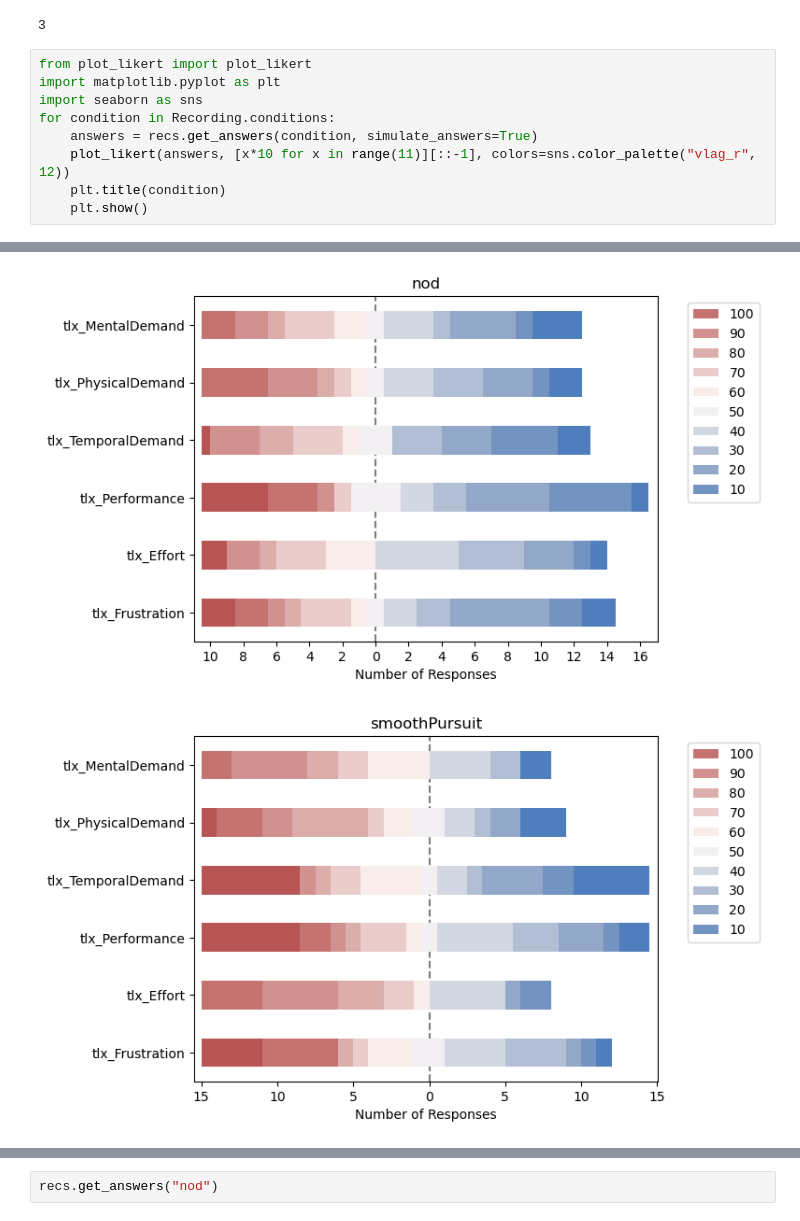
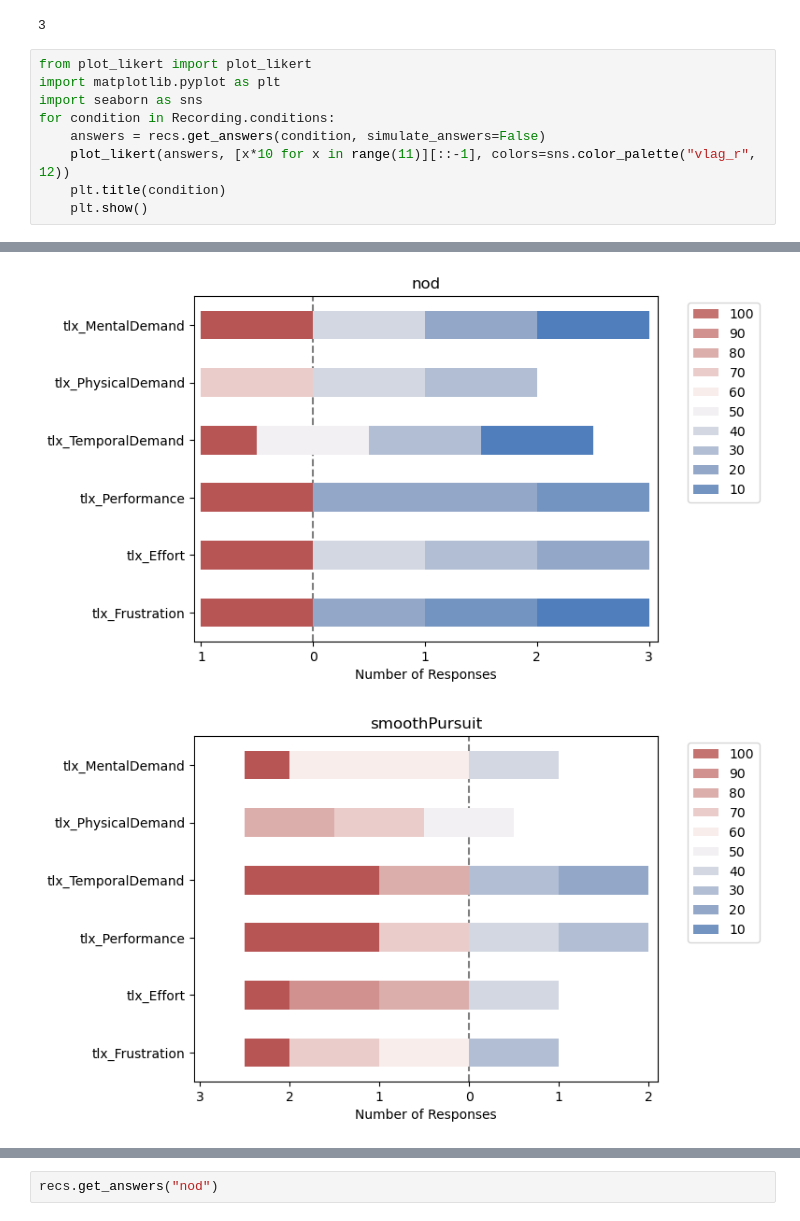
Before and after one commit to Arueris/GazeBasedSelection, a Jupyter notebook: InspectAll.ipynb, the cells around one changed output, grey strips where cells are left out. Cells and saved outputs as stored; diff of their text form.

```diff
--- a/InspectAll.ipynb
+++ b/InspectAll.ipynb
@@ -11,7 +11,7 @@ from plot_likert import plot_likert
 import matplotlib.pyplot as plt
 import seaborn as sns
 for condition in Recording.conditions:
-    answers = recs.get_answers(condition, simulate_answers=True)
+    answers = recs.get_answers(condition, simulate_answers=False)
     plot_likert(answers, [x*10 for x in range(11)][::-1], colors=sns.color_palette("vlag_r", 12))
     plt.title(condition)
     plt.show()
@@ -21,5 +21,5 @@ for condition in Recording.conditions:
-[figure, old version]
+[figure, new version]
-[figure, old version]
+[figure, new version]
 # %%
 import numpy as np
 import pandas as pd
```
Also changed, not shown: parts of 3 cells of this notebook, 5 other files.
